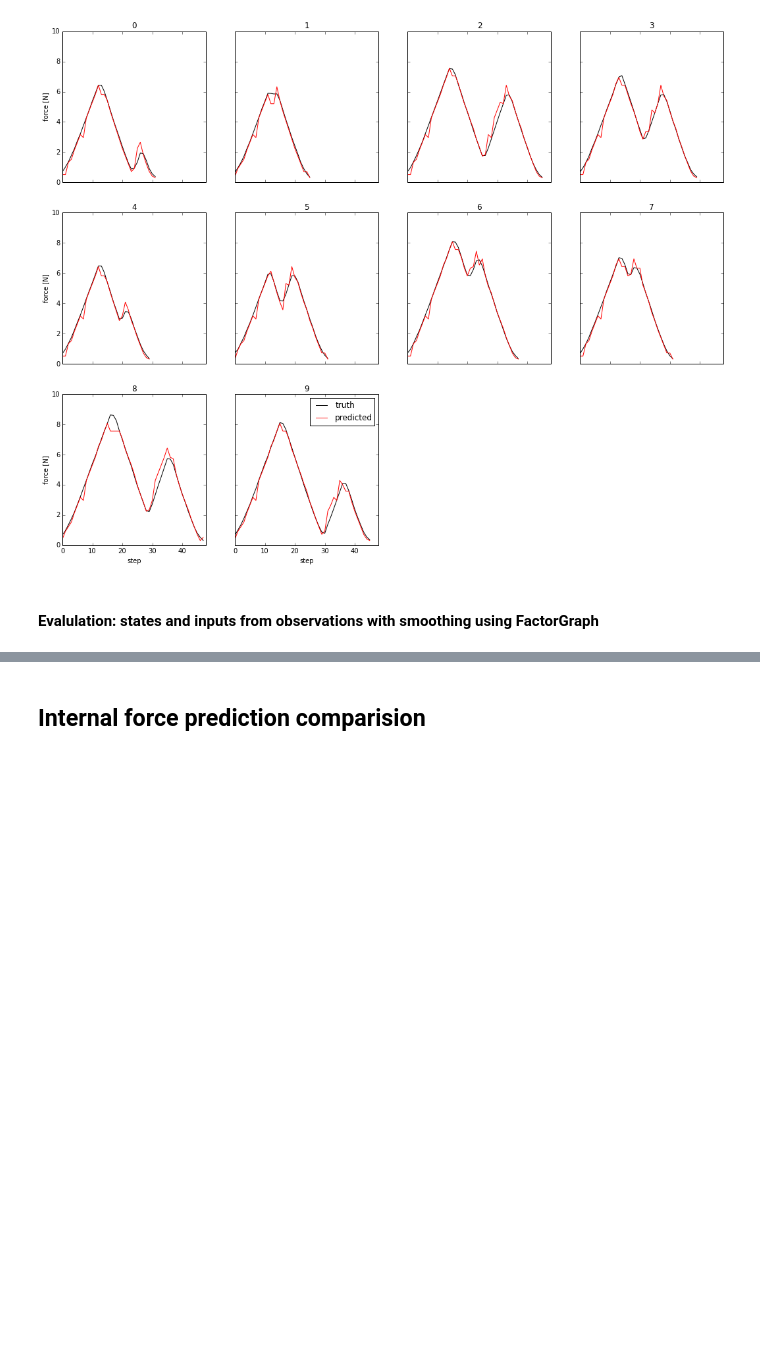
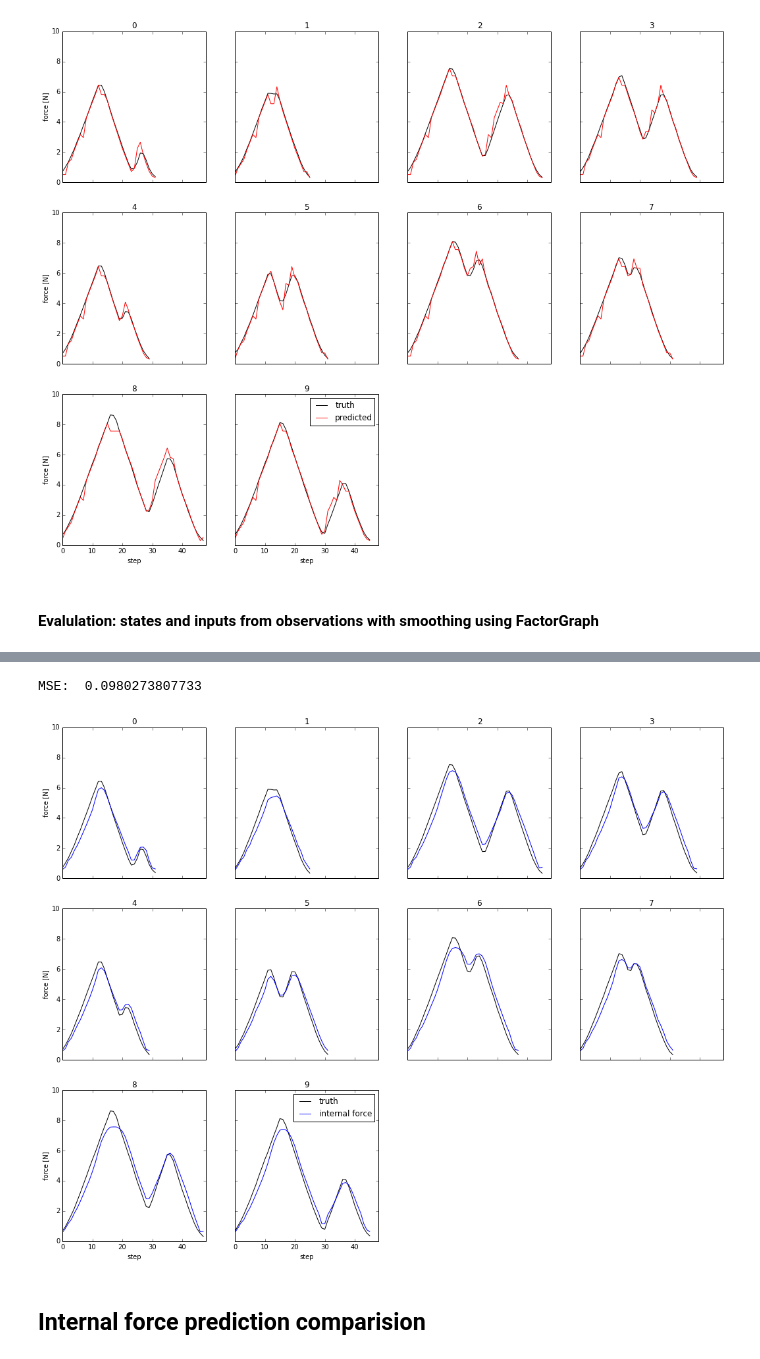
Before and after one commit to surban/ml, a Jupyter notebook: notebooks/Skin-ControlObservationChain-Factorgraph-SpikeDebug.ipynb, the cells around one changed output, grey strips where cells are left out. Cells and saved outputs as stored; diff of their text form; code cells hidden in the pictures; blank space fills up the shorter version.

```diff
--- a/notebooks/Skin-ControlObservationChain-Factorgraph-SpikeDebug.ipynb
+++ b/notebooks/Skin-ControlObservationChain-Factorgraph-SpikeDebug.ipynb
@@ -278,3 +281,13 @@ plot_mc(valid, p_force, color='r', label='predicted')
+# %%
+# compare accuracy with internal force prediction
+plot_mc(valid, force, color='k', label='truth',
+        ylabel="force [N]", ymax=10)
+plot_mc(valid, p_internal_force_from_obs, color='b', label='internal force')
+
+print "MSE: ", multistep_error(p_internal_force_from_obs, force, valid, mean_err=True)
+# %% [output]
+MSE:  0.0980273807733
+[figure, added]
 # %% [markdown]
 ## Internal force prediction comparision
 # %%
```
Also changed, not shown: parts of 5 cells of this notebook, 4 other files.
